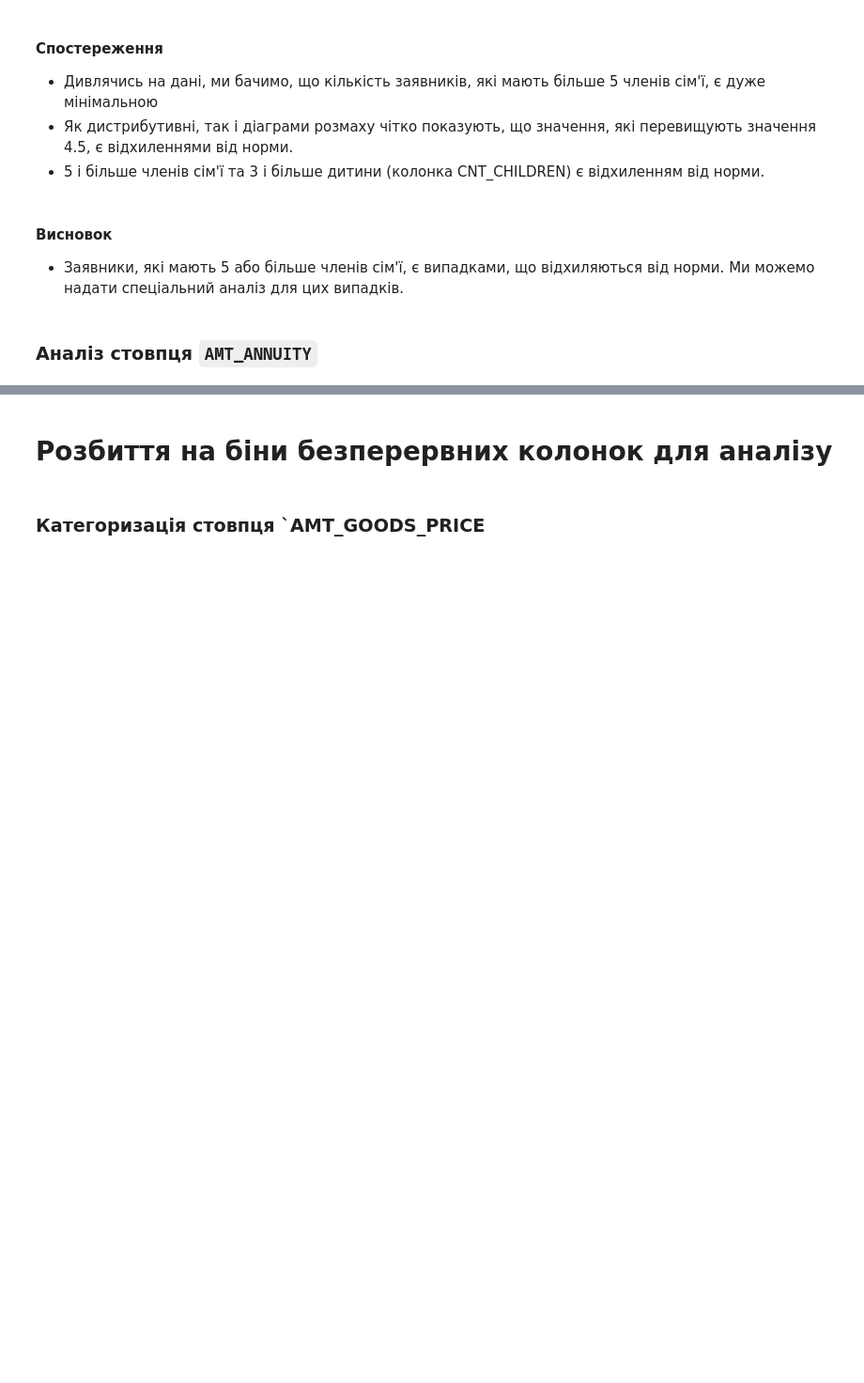
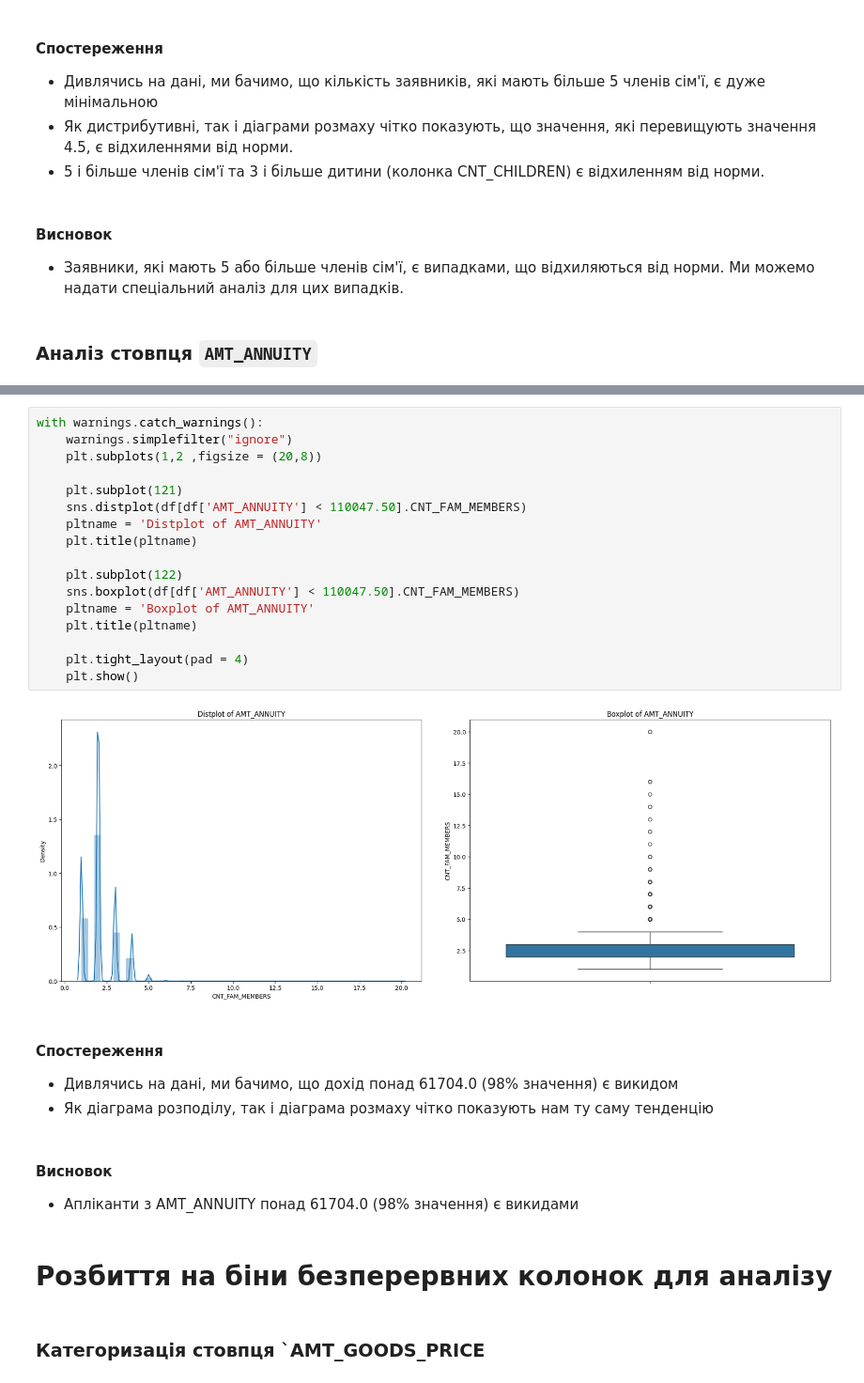
Before and after one commit to Johnny-Jackpot/python_for_ml_tasks, a Jupyter notebook: 1.2 Дослідницький аналіз даних/1_Credit_EDA.ipynb, the cells around one changed output, grey strips where cells are left out. Shown at 94% size. Cells and saved outputs as stored; diff of their text form; blank space fills up the shorter version.

```diff
--- a/1.2 Дослідницький аналіз даних/1_Credit_EDA.ipynb
+++ b/1.2 Дослідницький аналіз даних/1_Credit_EDA.ipynb
@@ -1799,3 +1868,29 @@ Name: AMT_ANNUITY, dtype: float64
+# %%
+with warnings.catch_warnings():
+    warnings.simplefilter("ignore")
+    plt.subplots(1,2 ,figsize = (20,8))
+
+    plt.subplot(121)
+    sns.distplot(df[df['AMT_ANNUITY'] < 110047.50].CNT_FAM_MEMBERS)
+    pltname = 'Distplot of AMT_ANNUITY'
+    plt.title(pltname)
+
+    plt.subplot(122)
+    sns.boxplot(df[df['AMT_ANNUITY'] < 110047.50].CNT_FAM_MEMBERS)
+    pltname = 'Boxplot of AMT_ANNUITY'
+    plt.title(pltname)
+
+    plt.tight_layout(pad = 4)
+    plt.show()
+# %% [output]
+[figure, added]
+# %% [markdown]
+#### Спостереження
+- Дивлячись на дані, ми бачимо, що дохід понад 61704.0 (98% значення) є викидом
+- Як діаграма розподілу, так і діаграма розмаху чітко показують нам ту саму тенденцію
+# %% [markdown]
+#### Висновок
+- Апліканти з AMT_ANNUITY понад 61704.0 (98% значення) є викидами
 # %% [markdown]
 # Розбиття на біни безперервних колонок для аналізу
 # %% [markdown]
```
Also changed, not shown: parts of 6 cells of this notebook.
